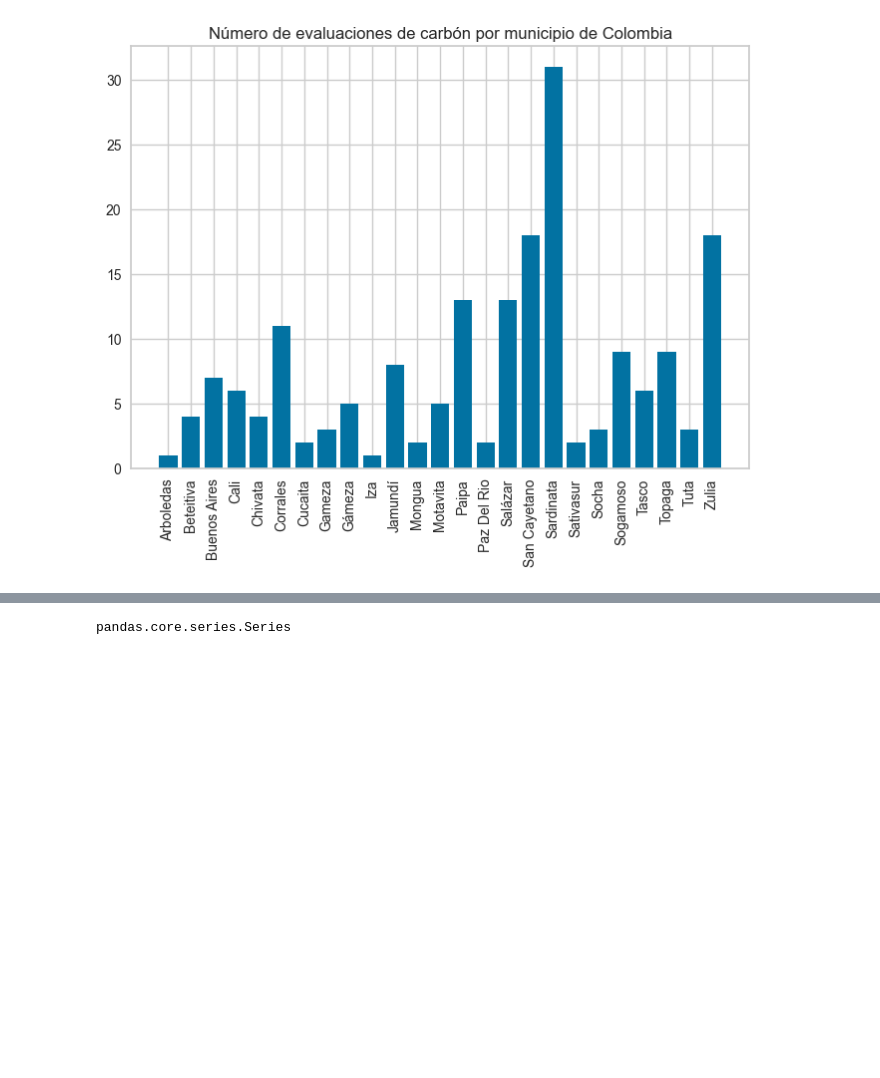
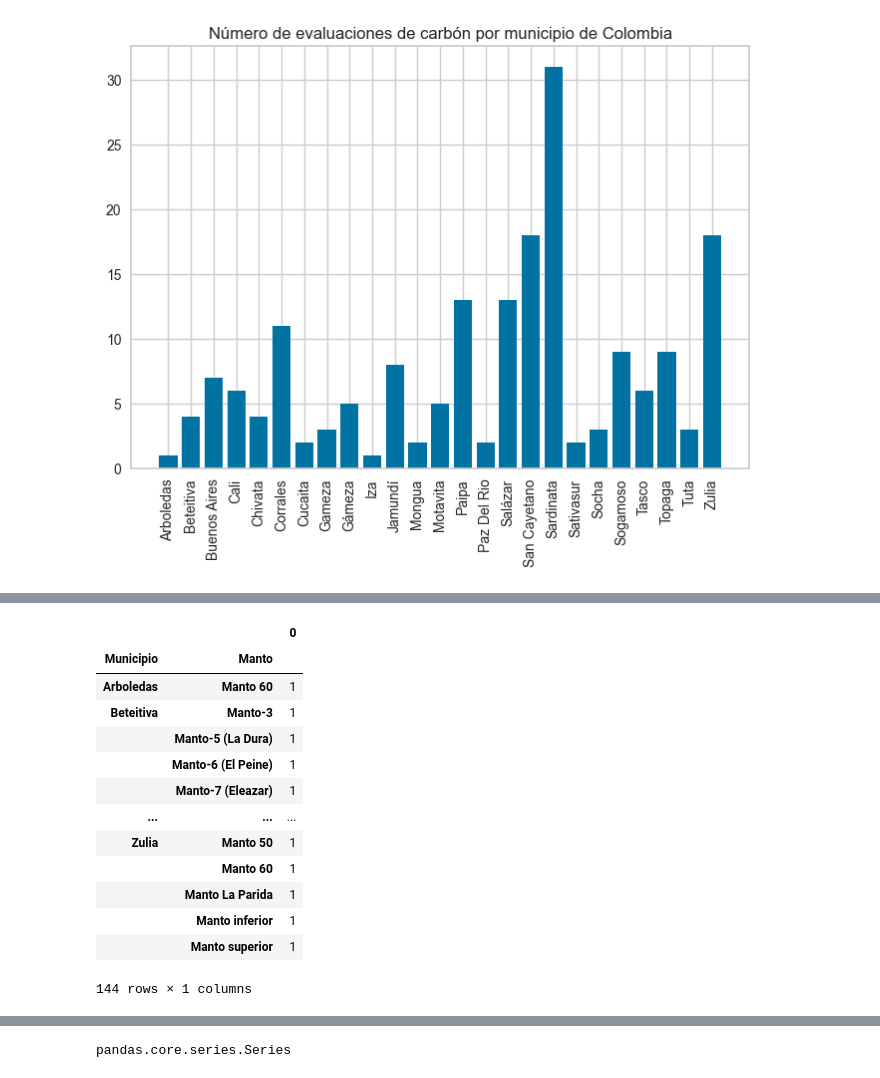
Before and after one commit to CamiloCorredor/Spatial_cluster, a Jupyter notebook: Cluster.ipynb, the cells around one changed output, grey strips where cells are left out. Cells and saved outputs as stored; diff of their text form; code cells hidden in the pictures; blank space fills up the shorter version.

```diff
--- a/Cluster.ipynb
+++ b/Cluster.ipynb
@@ -167,2 +152,20 @@ iv.groupby(['Municipio','Manto'], as_index=False).sum()
+# %%
+pd.DataFrame(iv.groupby(['Municipio','Manto']).size())
+# query1= pd.DataFrame(dataframe.groupby(['TIPO_INCIDENTE','PRIORIDAD FINAL']).size()).unstack()
+# %% [output]
+|  |  | 0 |
+| Municipio | Manto |  |
+| Arboledas | Manto 60 | 1 |
+| Beteitiva | Manto-3 | 1 |
+|  | Manto-5 (La Dura) | 1 |
+|  | Manto-6 (El Peine) | 1 |
+|  | Manto-7 (Eleazar) | 1 |
+| ... | ... | ... |
+| Zulia | Manto 50 | 1 |
+|  | Manto 60 | 1 |
+|  | Manto La Parida | 1 |
+|  | Manto inferior | 1 |
+|  | Manto superior | 1 |
+144 rows × 1 columns
 # %%
 gdf = gdp.GeoDataFrame(iv, geometry=gdp.points_from_xy(iv.Longitud, iv.Latitud))
```
Also changed, not shown: parts of 6 cells of this notebook.
